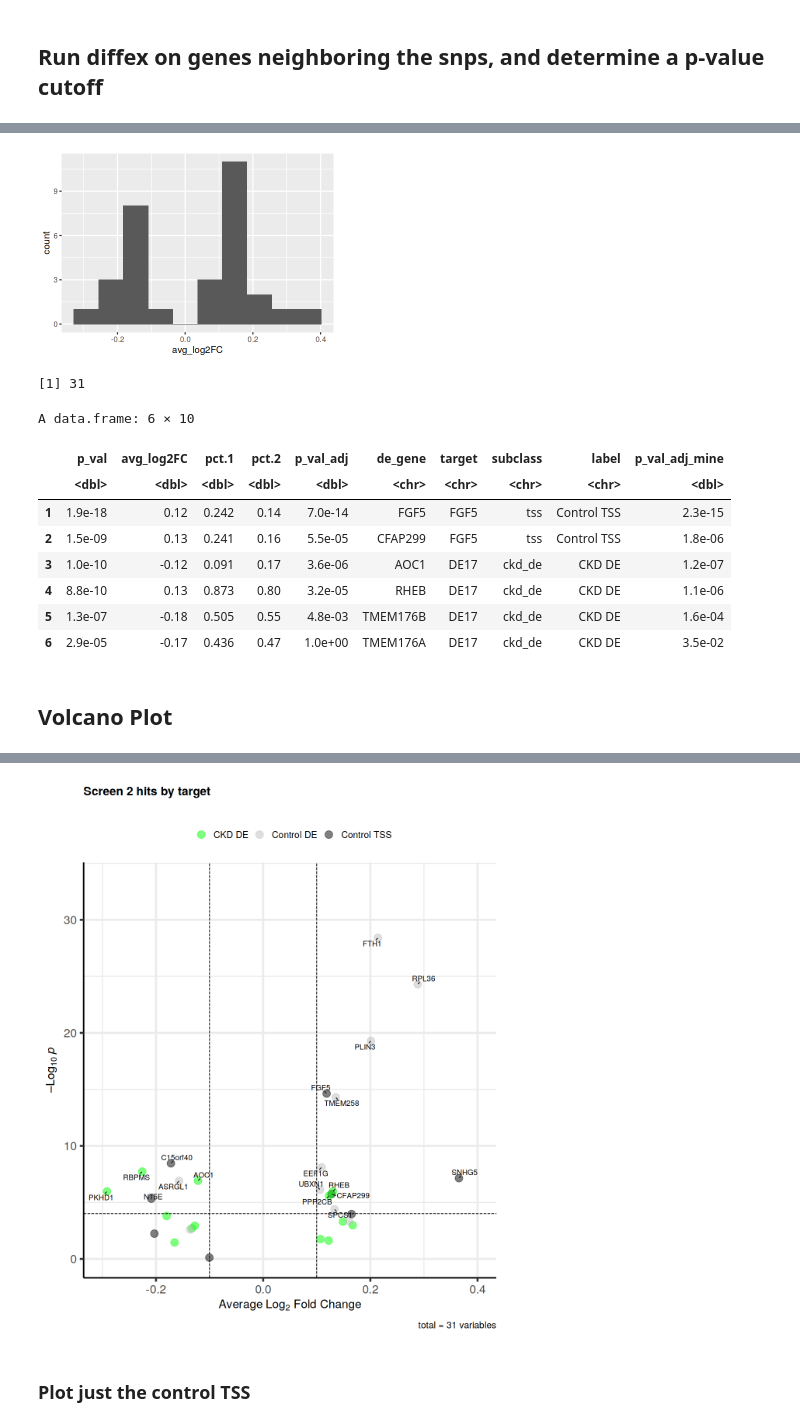
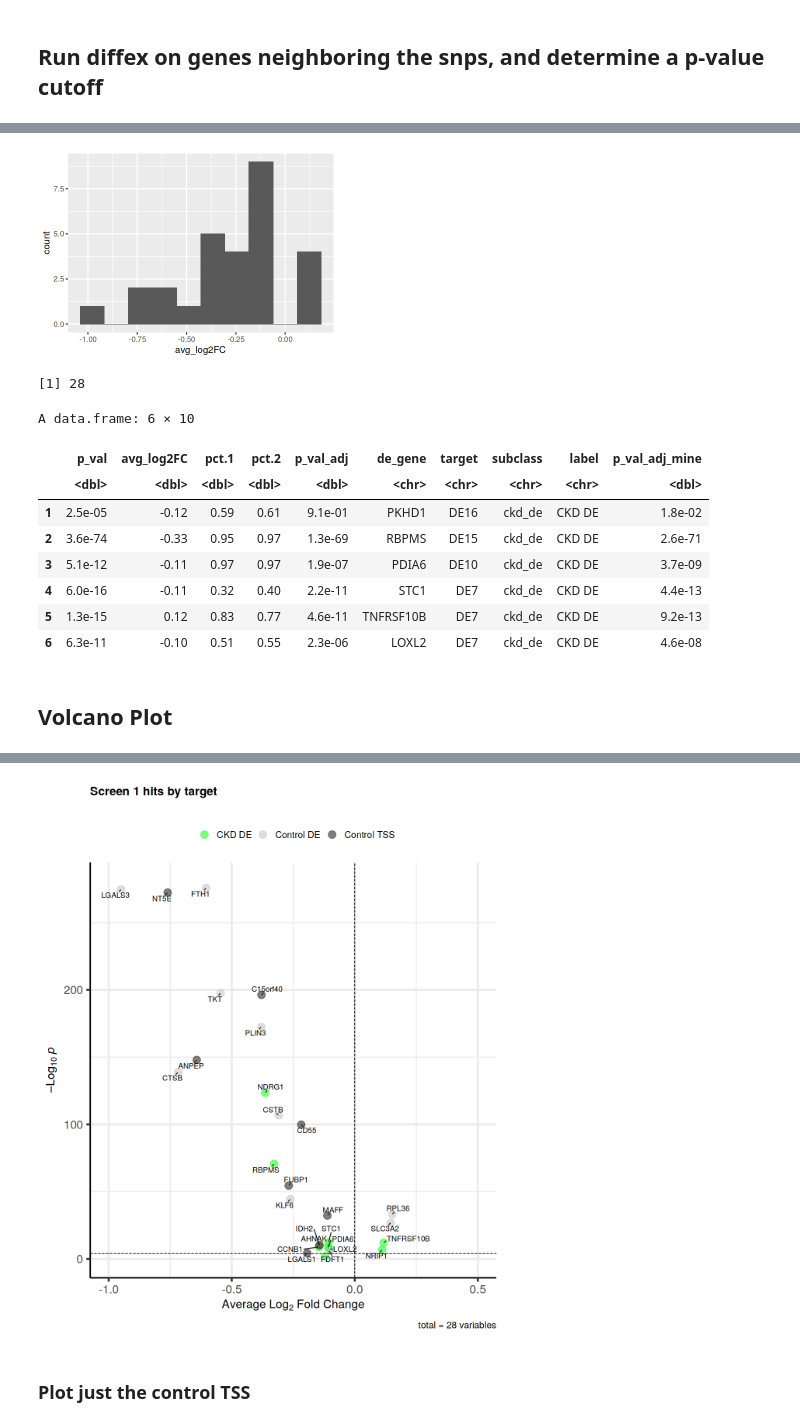
Before and after one commit to ucsf-lgr/ckd-workflow, a Jupyter notebook: secondary/04_DE_by_target_Only_Neigbors.ipynb, the cells around one changed output, grey strips where cells are left out. Cells and saved outputs as stored; diff of their text form; code cells hidden in the pictures.

```diff
--- a/secondary/04_DE_by_target_Only_Neigbors.ipynb
+++ b/secondary/04_DE_by_target_Only_Neigbors.ipynb
@@ -47,7 +47,7 @@ plan("multicore", workers = 64)
 if(!exists("papermill_run")) {
     prj_name = "Screen1_66guides"
     data_subdir_suffixes = "L1,L2,L3,L4"
-    secondary_a_path = "/home/vsevim/prj/1012-ckd/S2/analysis/secondary/"
+    secondary_a_path = "/home/vsevim/prj/1012-ckd/S1/analysis/secondary/"
     save_seurat_h5 = "YES"
 }
 # %%
@@ -85,6 +85,7 @@ mark_guide_pos_neg <- function(seurat_obj, perturbed_cells_by_guide, guides, pri
 ### Load guide df
 # %%
 df_guide = read.table("/home/vsevim/prj/1012-ckd/S2/scripts/library_csv/101_CRISPRa_ref_for_diffex.txt", sep = "\t", header = T, strip.white = T)
+df_guide = read.table("/home/vsevim/prj/1012-ckd/S1/scripts/library_csv/66CRISPRi_ref_for_diffex.txt", sep = "\t", header = T, strip.white = T)
 sample_n(df_guide, 6)
 # %% [output]
 A data.frame: 6 × 8
@@ -99,7 +100,7 @@ A data.frame: 6 × 8
 # %% [markdown]
 ### Load Seurat file
 # %%
-integrated_h5_path <- "/home/vsevim/prj/1012-ckd/S2/analysis/secondary/integrated/seurat_objects/integrated.h5seurat"
+integrated_h5_path <- "/home/vsevim/prj/1012-ckd/S1/analysis/secondary/integrated/seurat_objects/integrated.h5seurat"
 seurat_combined    <- LoadH5Seurat(integrated_h5_path, verbose = F)
 #seurat_combined    <- subset(seurat_combined, subset=status=='singlet')
 # %% [output]
@@ -277,9 +276,11 @@ list.save(neighbors_list, "/home/vsevim/prj/1012-ckd/S2/scripts/library_csv/neig
 df_targets = unique(filter(df_guide, subclass=='ckd_de')[,c('alias','gene','subclass', 'label')])
 df_targets = unique(filter(df_guide, class=='targeting')[,c('alias','gene','subclass', 'label')])
 df_neighbor_de = NULL
-test_use =  "MAST"  #"wilcox" "LR"
-guides_to_skip = c("LGALS3", "CTSB", "CSTB", "DE3", "DE4", "DE11", "DE12", "DE18", "DE19", "DE20", "DE21", "DE22", "DE23", "ICAM2", "FGFR3", "IQGAP2")
+test_use =  "LR" #"MAST"  "wilcox" "LR"
+guides_to_skip = c()
+#c("LGALS3", "CTSB", "CSTB", "DE3", "DE4", "DE11", "DE12", "DE18", "DE19", "DE20", "DE21", "DE22", "DE23", "ICAM2", "FGFR3", "IQGAP2")
 logfc_threshold = 0.10
+n_tests = 0
 
 for(i in nrow(df_targets):1) {
     target          = df_targets[i,'alias']
@@ -301,6 +302,7 @@ for(i in nrow(df_targets):1) {
     guides_4_target = get_guides_by_subclass(df_guide, 'alias', target)
     cat(blue(target, target,":"), paste(guides_4_target, collapse=","),"\n")
     seurat_dummy <- mark_guide_pos_neg(seurat_rna, perturbed_cells_by_guide, guides_4_target, print_counts = T)
+    n_tests = n_tests + length(neigbors)
 
     markers <- FindMarkers(
         object = seurat_dummy,
@@ -524,21 +515,21 @@ options(repr.plot.width=5, repr.plot.height=3.5)
 ggplot(df_neighbor_de, aes(x = avg_log2FC)) +
     geom_histogram(bins=10)
 # %% [output]
-[figure, old version]
+[figure, new version]
 # %%
 nrow(df_neighbor_de)
 head(df_neighbor_de)
 # %% [output]
-[1] 31
+[1] 28
 A data.frame: 6 × 10
 |  | p_val | avg_log2FC | pct.1 | pct.2 | p_val_adj | de_gene | target | subclass | label | p_val_adj_mine |
 |  | <dbl> | <dbl> | <dbl> | <dbl> | <dbl> | <chr> | <chr> | <chr> | <chr> | <dbl> |
-| 1 | 1.9e-18 | 0.12 | 0.242 | 0.14 | 7.0e-14 | FGF5 | FGF5 | tss | Control TSS | 2.3e-15 |
-| 2 | 1.5e-09 | 0.13 | 0.241 | 0.16 | 5.5e-05 | CFAP299 | FGF5 | tss | Control TSS | 1.8e-06 |
-| 3 | 1.0e-10 | -0.12 | 0.091 | 0.17 | 3.6e-06 | AOC1 | DE17 | ckd_de | CKD DE | 1.2e-07 |
-| 4 | 8.8e-10 | 0.13 | 0.873 | 0.80 | 3.2e-05 | RHEB | DE17 | ckd_de | CKD DE | 1.1e-06 |
-| 5 | 1.3e-07 | -0.18 | 0.505 | 0.55 | 4.8e-03 | TMEM176B | DE17 | ckd_de | CKD DE | 1.6e-04 |
-| 6 | 2.9e-05 | -0.17 | 0.436 | 0.47 | 1.0e+00 | TMEM176A | DE17 | ckd_de | CKD DE | 3.5e-02 |
+| 1 | 2.5e-05 | -0.12 | 0.59 | 0.61 | 9.1e-01 | PKHD1 | DE16 | ckd_de | CKD DE | 1.8e-02 |
+| 2 | 3.6e-74 | -0.33 | 0.95 | 0.97 | 1.3e-69 | RBPMS | DE15 | ckd_de | CKD DE | 2.6e-71 |
+| 3 | 5.1e-12 | -0.11 | 0.97 | 0.97 | 1.9e-07 | PDIA6 | DE10 | ckd_de | CKD DE | 3.7e-09 |
+| 4 | 6.0e-16 | -0.11 | 0.32 | 0.40 | 2.2e-11 | STC1 | DE7 | ckd_de | CKD DE | 4.4e-13 |
+| 5 | 1.3e-15 | 0.12 | 0.83 | 0.77 | 4.6e-11 | TNFRSF10B | DE7 | ckd_de | CKD DE | 9.2e-13 |
+| 6 | 6.3e-11 | -0.10 | 0.51 | 0.55 | 2.3e-06 | LOXL2 | DE7 | ckd_de | CKD DE | 4.6e-08 |
 # %% [markdown]
 ## Volcano Plot
 # %%
@@ -553,17 +544,17 @@ EnhancedVolcano(df_neighbor_de,
                 lab = df_neighbor_de$de_gene,
                 x ="avg_log2FC",
                 y ="p_val_adj_mine",
-                title = 'Screen 2 hits by target',
+                title = 'Screen 1 hits by target',
                 subtitle = '',
                 colCustom = colors,
                 drawConnectors = TRUE,
                 arrowheads = FALSE,
                 pCutoff = 10e-5,
-                FCcutoff = 0.1,
+                FCcutoff = 0.,
                 pointSize = 5.0,
                 labSize = 4.0
                 ) +
-                xlim(-.3, .4) +
+                xlim(-1, .5) +
                 xlab(expression(paste("Average ", Log[2], " Fold Change"))) +
                 ylab(expression(paste("\u2013", Log[10], " ", italic(p))))
 
@@ -575,4 +570,4 @@ Adding another scale for x, which will replace the existing scale.
-[figure, old version]
+[figure, new version]
 # %% [markdown]
 ### Plot just the control TSS
 # %%
```
Also changed, not shown: parts of 34 cells of this notebook, 8 other files.
